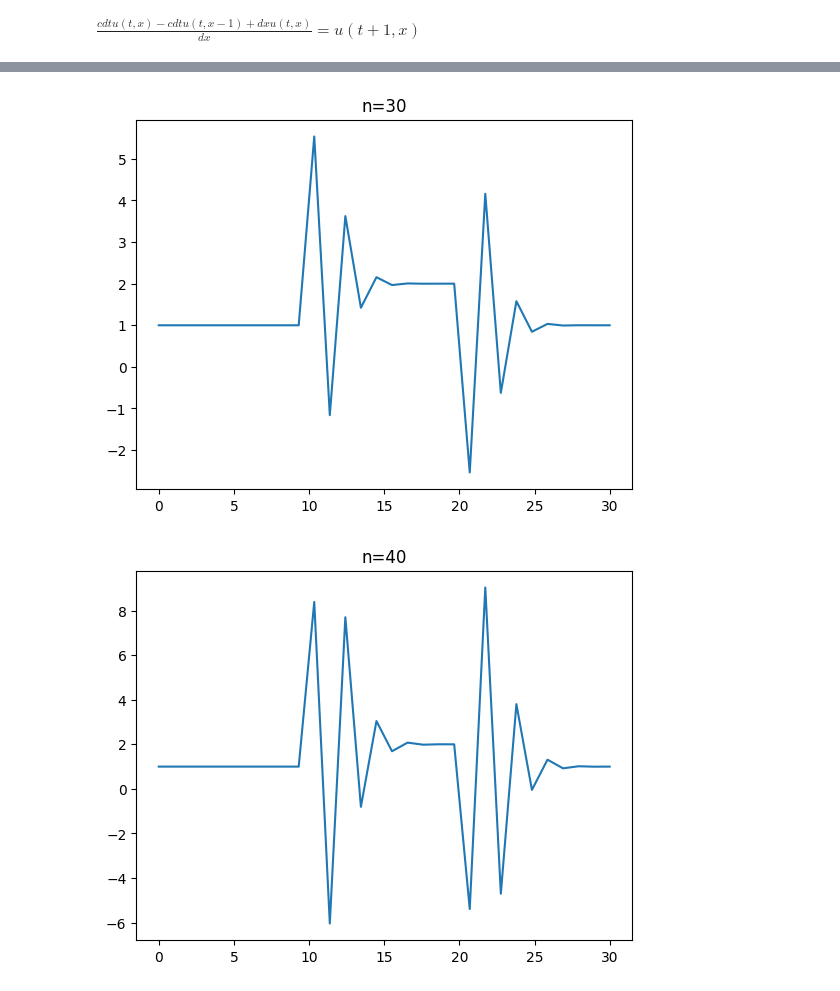
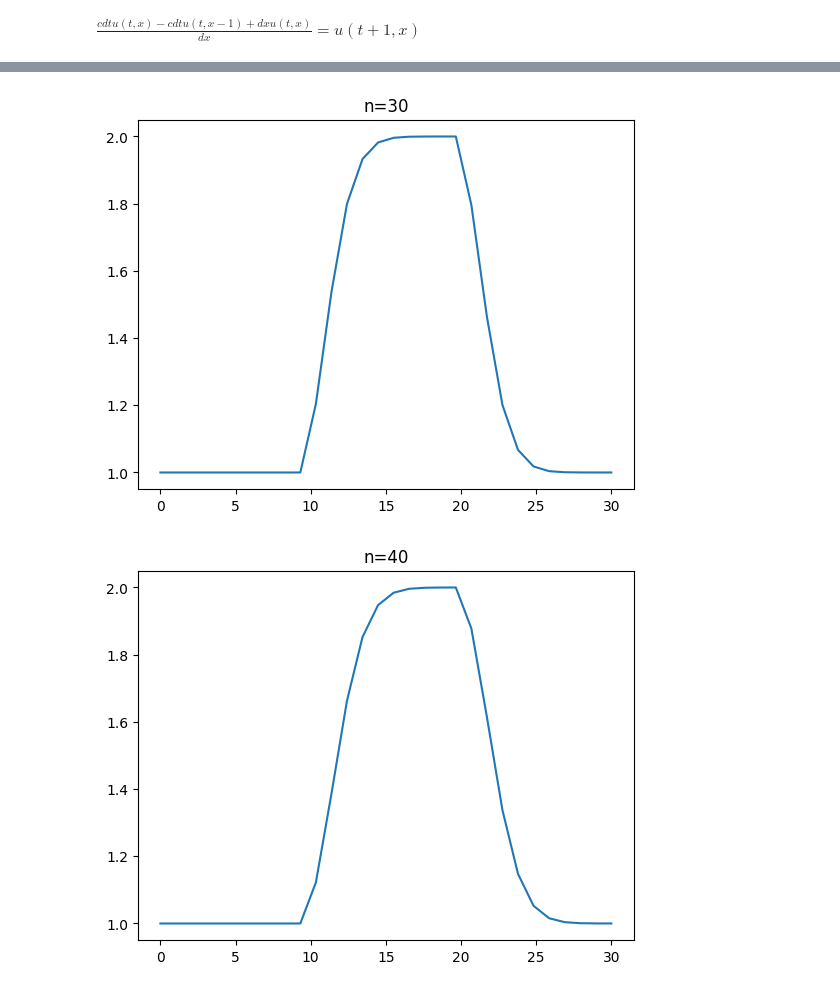
Before and after one commit to ColouredCat/Fluid_Sums, a Jupyter notebook: 1d-WENO.ipynb, the cells around one changed output, grey strips where cells are left out. Saved outputs shown, nothing was run; the diff lists cells and outputs as text; code cells hidden in the pictures.

```diff
--- a/1d-WENO.ipynb
+++ b/1d-WENO.ipynb
@@ -43,8 +49,8 @@ $\displaystyle \frac{c dt u{\left(t,x \right)} - c dt u{\left(t,x - 1 \right)} +
 # %%
 for n in range(nt):
     un = u.copy()
-    for x in range(1, nx):
-        u[x] = ((c*dt*un[x]) - (c*dt*un[x-1]) + (dx*un[x]))/dx
+    for i in range(1, nx):
+        u[i] = un[i] - c * dt / dx * (un[i] - un[i-1])
     if n % 10 == 0:
         plot(title=f"n={n}")
 # %% [output]
@@ -54,2 +60,2 @@ for n in range(nt):
-[figure, old version]
+[figure, new version]
-[figure, old version]
+[figure, new version]
```
Also changed, not shown: parts of 5 cells of this notebook, 1 other file.
